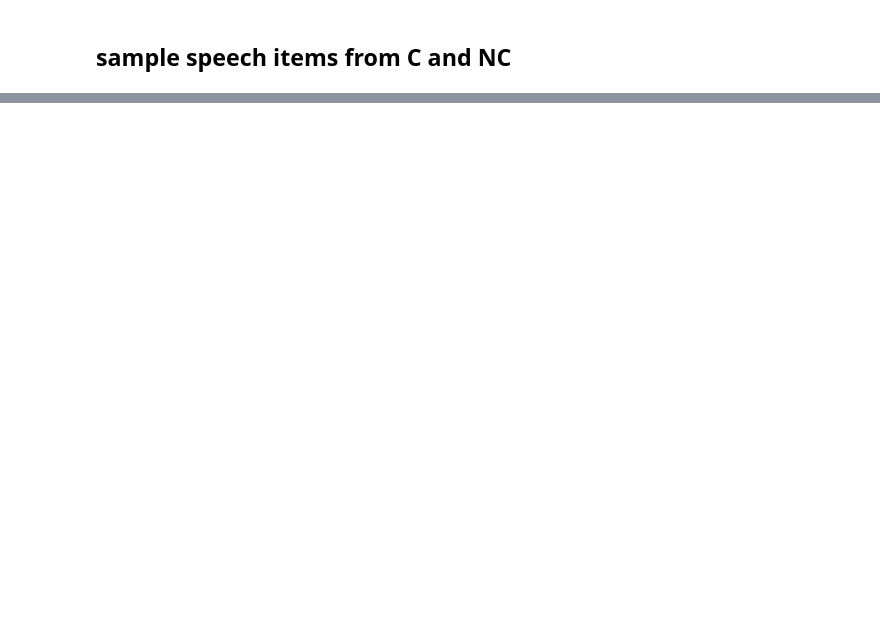
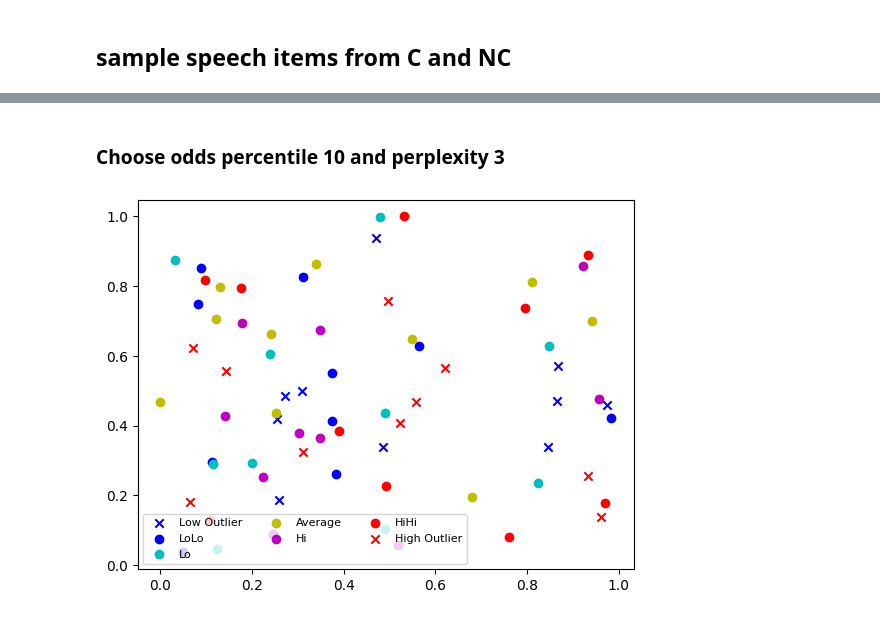
Before and after one commit to affo98/DIW, a Jupyter notebook: folketinget/pseudo_labels.ipynb, the cells around one changed output, grey strips where cells are left out. Saved outputs shown, nothing was run; the diff lists cells and outputs as text; code cells hidden in the pictures; blank space fills up the shorter version.

```diff
--- a/folketinget/pseudo_labels.ipynb
+++ b/folketinget/pseudo_labels.ipynb
@@ -371,0 +454,26 @@ See the caveats in the documentation: https://pandas.pydata.org/pandas-docs/stab
+# %% [markdown]
+### Choose odds percentile 10 and perplexity 3
+# %%
+import matplotlib.pyplot as plt
+from numpy.random import random
+
+colors = ['b', 'c', 'y', 'm', 'r']
+
+lo = plt.scatter(random(10), random(10), marker='x', color=colors[0])
+ll = plt.scatter(random(10), random(10), marker='o', color=colors[0])
+l  = plt.scatter(random(10), random(10), marker='o', color=colors[1])
+a  = plt.scatter(random(10), random(10), marker='o', color=colors[2])
+h  = plt.scatter(random(10), random(10), marker='o', color=colors[3])
+hh = plt.scatter(random(10), random(10), marker='o', color=colors[4])
+ho = plt.scatter(random(10), random(10), marker='x', color=colors[4])
+
+plt.legend((lo, ll, l, a, h, hh, ho),
+           ('Low Outlier', 'LoLo', 'Lo', 'Average', 'Hi', 'HiHi', 'High Outlier'),
+           scatterpoints=1,
+           loc='lower left',
+           ncol=3,
+           fontsize=8)
+
+plt.show()
+# %% [output]
+[figure, added]
```
Also changed, not shown: parts of 68 cells of this notebook, 4 other files.
